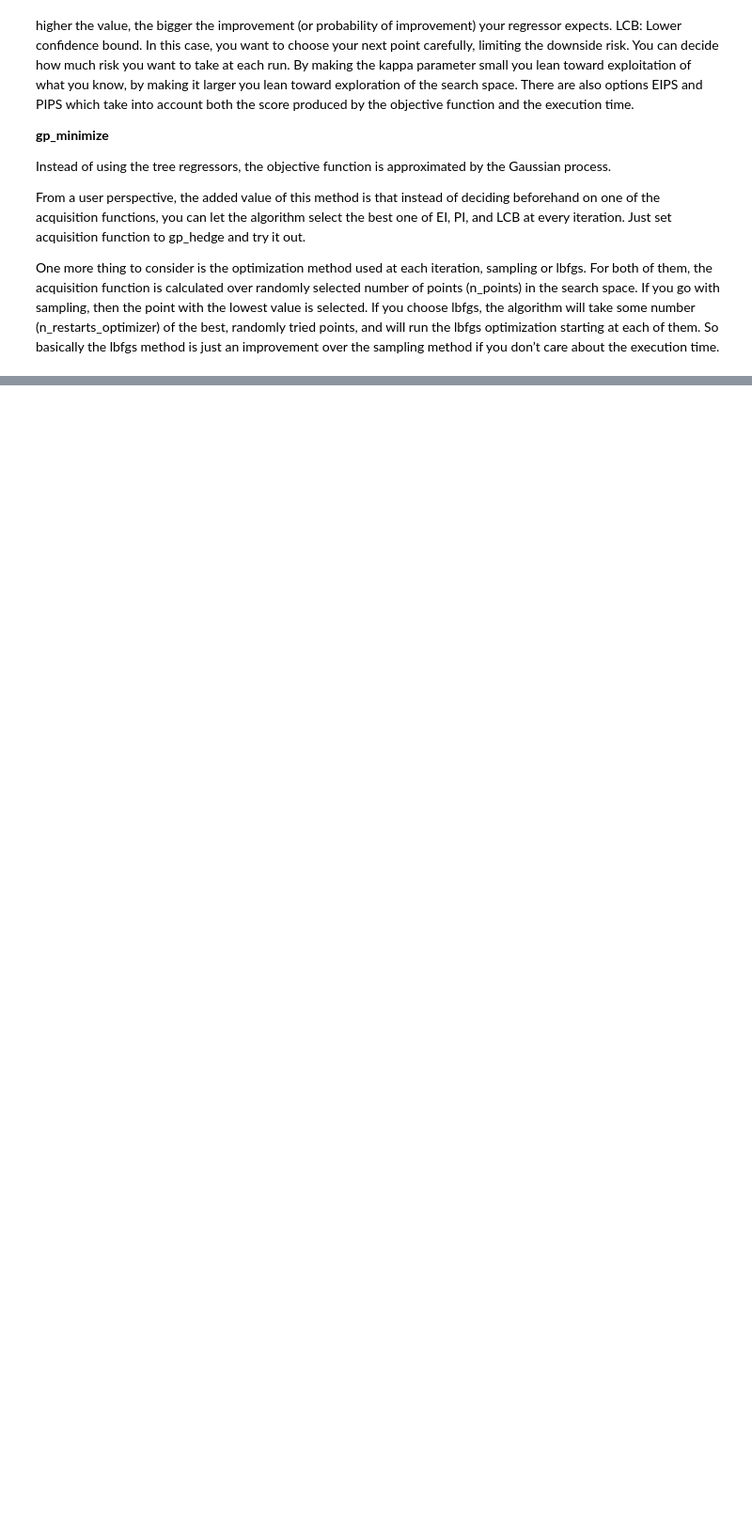
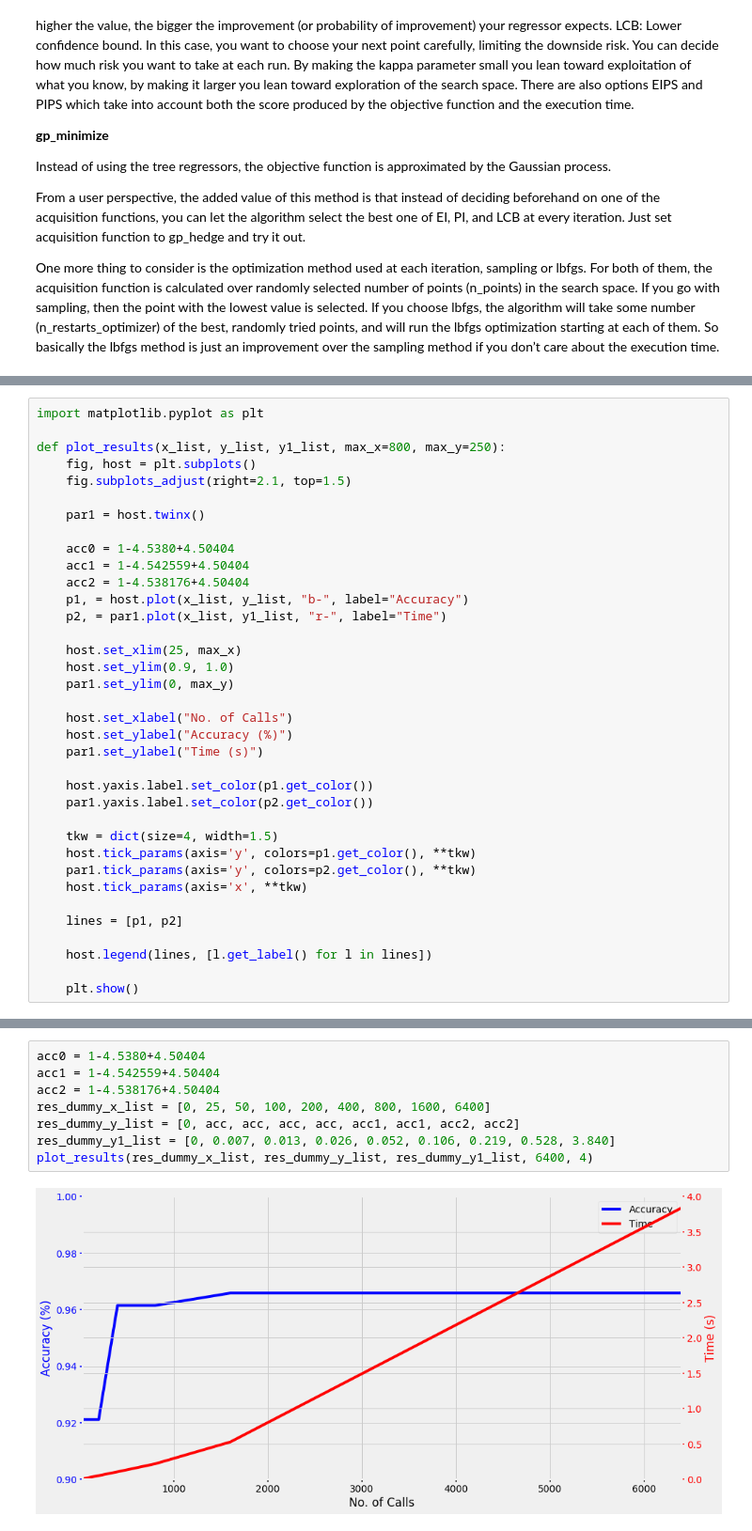
Before and after one commit to johngreibelarsen/compare-hyperparam-opt, a Jupyter notebook: scopt.ipynb, the cells around one changed output, grey strips where cells are left out. Shown at 94% size. Cells and saved outputs as stored; diff of their text form; blank space fills up the shorter version.

```diff
--- a/scopt.ipynb
+++ b/scopt.ipynb
@@ -211 +211,37 @@ One more thing to consider is the optimization method used at each iteration, sa
 SPACE = [Real(-5.0, 6.0, name='x', prior='uniform')]
+# %%
+import matplotlib.pyplot as plt
+
+def plot_results(x_list, y_list, y1_list, max_x=800, max_y=250):
+    fig, host = plt.subplots()
+    fig.subplots_adjust(right=2.1, top=1.5)
+
+    par1 = host.twinx()
+
+    acc0 = 1-4.5380+4.50404
+    acc1 = 1-4.542559+4.50404
+    acc2 = 1-4.538176+4.50404
+    p1, = host.plot(x_list, y_list, "b-", label="Accuracy")
+    p2, = par1.plot(x_list, y1_list, "r-", label="Time")
+
+    host.set_xlim(25, max_x)
+    host.set_ylim(0.9, 1.0)
+    par1.set_ylim(0, max_y)
+
+    host.set_xlabel("No. of Calls")
+    host.set_ylabel("Accuracy (%)")
+    par1.set_ylabel("Time (s)")
+
+    host.yaxis.label.set_color(p1.get_color())
+    par1.yaxis.label.set_color(p2.get_color())
+
+    tkw = dict(size=4, width=1.5)
+    host.tick_params(axis='y', colors=p1.get_color(), **tkw)
+    par1.tick_params(axis='y', colors=p2.get_color(), **tkw)
+    host.tick_params(axis='x', **tkw)
+
+    lines = [p1, p2]
+
+    host.legend(lines, [l.get_label() for l in lines])
+
+    plt.show()
@@ -211,0 +270,10 @@ SPACE = [Real(-5.0, 6.0, name='x', prior='uniform')]
+# %%
+acc0 = 1-4.5380+4.50404
+acc1 = 1-4.542559+4.50404
+acc2 = 1-4.538176+4.50404
+res_dummy_x_list = [0, 25, 50, 100, 200, 400, 800, 1600, 6400]
+res_dummy_y_list = [0, acc, acc, acc, acc, acc1, acc1, acc2, acc2]
+res_dummy_y1_list = [0, 0.007, 0.013, 0.026, 0.052, 0.106, 0.219, 0.528, 3.840]
+plot_results(res_dummy_x_list, res_dummy_y_list, res_dummy_y1_list, 6400, 4)
+# %% [output]
+[figure, added]
```
Also changed, not shown: parts of 45 cells of this notebook.
